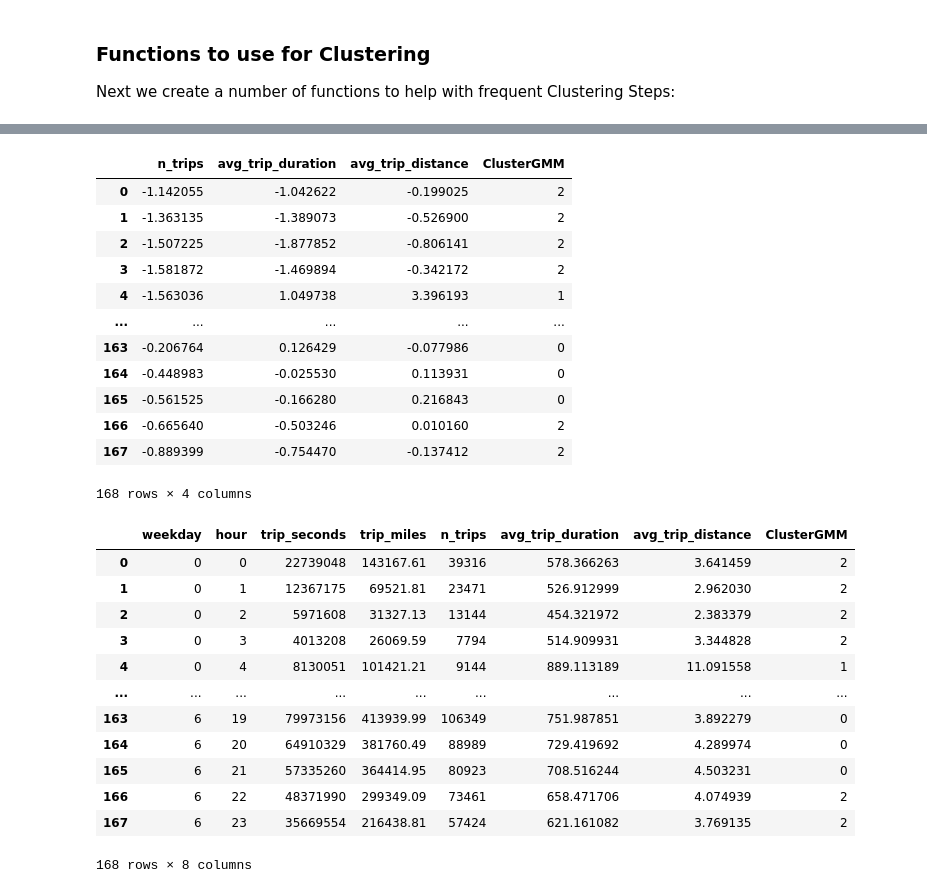
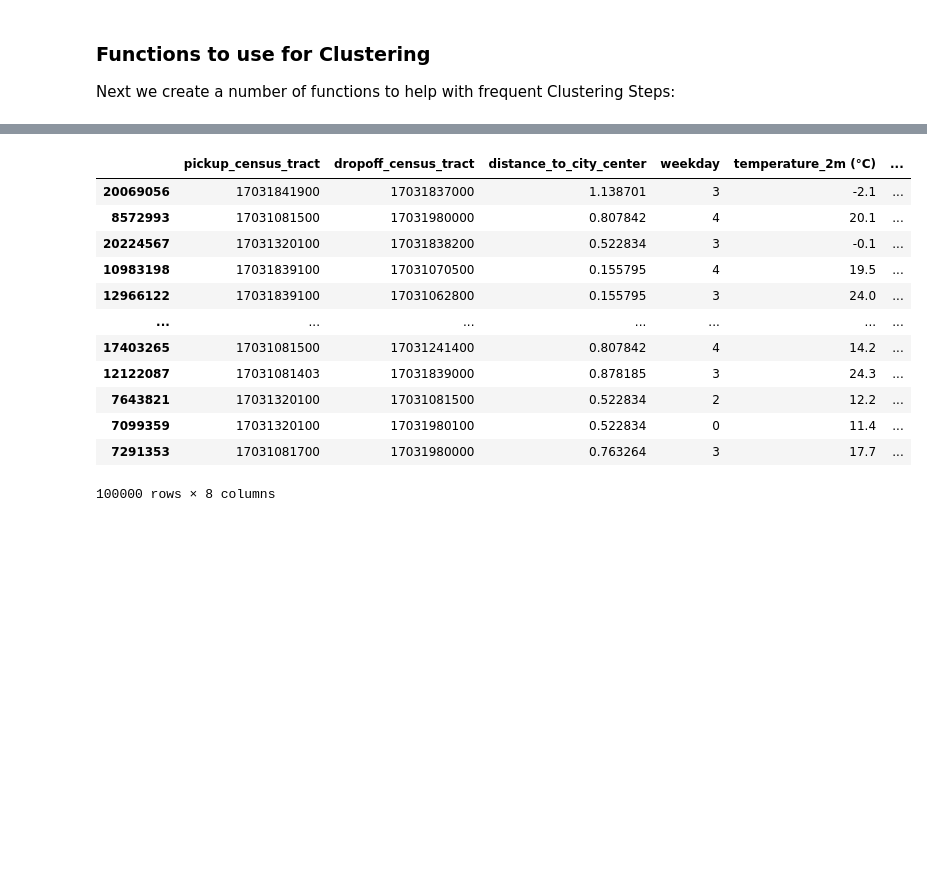
Before and after one commit to yassinehammou27/AAA_intentionally_blank, a Jupyter notebook: clustering.ipynb, the cells around one changed output, grey strips where cells are left out. Saved outputs shown, nothing was run; the diff lists cells and outputs as text; code cells hidden in the pictures; blank space fills up the shorter version.

Commit message:
Updated Part I Clustering

```diff
--- a/clustering.ipynb
+++ b/clustering.ipynb
@@ -180,0 +250,8 @@ taxi_df_customer_types_cluster
+# %%
+#Feature Selection for Clustering
+#taxi_df_customer_types_cluster = taxi_df_clustering[['weekday','hour','pickup_census_tract']]
+#taxi_df_customer_types_cluster = taxi_df_clustering[['weekday','trip_miles','temperature_2m (°C)']]
+#taxi_df_customer_types_cluster = taxi_df_clustering[['hour','trip_miles','temperature_2m (°C)']]
+#taxi_df_customer_types_cluster = taxi_df_clustering[['trip_miles','pickup_census_tract','dropoff_census_tract','distance_to_city_center','weekday','hour','day_of_year','temperature_2m (°C)','precipitation (mm)']]
+taxi_df_customer_types_cluster = taxi_df_clustering[['pickup_census_tract','dropoff_census_tract','distance_to_city_center','weekday','temperature_2m (°C)','precipitation (mm)']]
+taxi_df_customer_types_cluster
@@ -198,0 +309,4 @@ taxi_df_customer_types_cluster_scaled
+# %%
+#Sampling original and scaled Data
+taxi_df_customer_types_cluster_sample = taxi_df_customer_types_cluster.sample(n=100000, random_state=1)
+taxi_df_customer_types_cluster_scaled_sample = taxi_df_customer_types_cluster_scaled.sample(n=100000, random_state=1)
@@ -198,0 +352,7 @@ taxi_df_customer_types_cluster_scaled
+# %%
+# Calculating KMeans
+calcKMeans(6, taxi_df_customer_types_cluster_scaled_sample)
+
+# Adding the clusters from KMeans into the original dataframe
+taxi_df_customer_types_cluster_sample.loc[:, 'ClusterKM'] = taxi_df_customer_types_cluster_scaled_sample['ClusterKM']
+taxi_df_customer_types_cluster_sample
@@ -198,0 +463,3 @@ taxi_df_customer_types_cluster_scaled
+# %%
+taxi_df_customer_types_cluster_scaled_sample.drop(columns='ClusterKM',inplace=True)
+taxi_df_customer_types_cluster_scaled_sample
@@ -199,36 +480,21 @@ taxi_df_customer_types_cluster_scaled
 # %%
-# GMM with 4 Clusters
-calcGMM(4, taxi_df_customer_types_cluster_scaled)
-
-display(taxi_df_customer_types_cluster_scaled)
+# GMM
+calcGMM(6, taxi_df_customer_types_cluster_scaled_sample)
 
 # Adding the clusters from KMeans into the original dataframe
-taxi_df_clustering_merged.loc[:, 'ClusterGMM'] = taxi_df_customer_types_cluster_scaled['ClusterGMM']
-taxi_df_clustering_merged
+taxi_df_customer_types_cluster_sample.loc[:, 'ClusterGMM'] = taxi_df_customer_types_cluster_scaled_sample['ClusterGMM']
+taxi_df_customer_types_cluster_sample
 # %% [output]
-|  | n_trips | avg_trip_duration | avg_trip_distance | ClusterGMM |
-| 0 | -1.142055 | -1.042622 | -0.199025 | 2 |
-| 1 | -1.363135 | -1.389073 | -0.526900 | 2 |
-| 2 | -1.507225 | -1.877852 | -0.806141 | 2 |
-| 3 | -1.581872 | -1.469894 | -0.342172 | 2 |
-| 4 | -1.563036 | 1.049738 | 3.396193 | 1 |
-| ... | ... | ... | ... | ... |
-| 163 | -0.206764 | 0.126429 | -0.077986 | 0 |
-| 164 | -0.448983 | -0.025530 | 0.113931 | 0 |
-| 165 | -0.561525 | -0.166280 | 0.216843 | 0 |
-| 166 | -0.665640 | -0.503246 | 0.010160 | 2 |
-| 167 | -0.889399 | -0.754470 | -0.137412 | 2 |
+|  | pickup_census_tract | dropoff_census_tract | distance_to_city_center | weekday | temperature_2m (°C) | ... |
+| 20069056 | 17031841900 | 17031837000 | 1.138701 | 3 | -2.1 | ... |
+| 8572993 | 17031081500 | 17031980000 | 0.807842 | 4 | 20.1 | ... |
+| 20224567 | 17031320100 | 17031838200 | 0.522834 | 3 | -0.1 | ... |
+| 10983198 | 17031839100 | 17031070500 | 0.155795 | 4 | 19.5 | ... |
+| 12966122 | 17031839100 | 17031062800 | 0.155795 | 3 | 24.0 | ... |
+| ... | ... | ... | ... | ... | ... | ... |
+| 17403265 | 17031081500 | 17031241400 | 0.807842 | 4 | 14.2 | ... |
+| 12122087 | 17031081403 | 17031839000 | 0.878185 | 3 | 24.3 | ... |
+| 7643821 | 17031320100 | 17031081500 | 0.522834 | 2 | 12.2 | ... |
+| 7099359 | 17031320100 | 17031980100 | 0.522834 | 0 | 11.4 | ... |
+| 7291353 | 17031081700 | 17031980000 | 0.763264 | 3 | 17.7 | ... |
-168 rows × 4 columns
+100000 rows × 8 columns
-|  | weekday | hour | trip_seconds | trip_miles | n_trips | avg_trip_duration | avg_trip_distance | ClusterGMM |
-| 0 | 0 | 0 | 22739048 | 143167.61 | 39316 | 578.366263 | 3.641459 | 2 |
-| 1 | 0 | 1 | 12367175 | 69521.81 | 23471 | 526.912999 | 2.962030 | 2 |
-| 2 | 0 | 2 | 5971608 | 31327.13 | 13144 | 454.321972 | 2.383379 | 2 |
-| 3 | 0 | 3 | 4013208 | 26069.59 | 7794 | 514.909931 | 3.344828 | 2 |
-| 4 | 0 | 4 | 8130051 | 101421.21 | 9144 | 889.113189 | 11.091558 | 1 |
-| ... | ... | ... | ... | ... | ... | ... | ... | ... |
-| 163 | 6 | 19 | 79973156 | 413939.99 | 106349 | 751.987851 | 3.892279 | 0 |
-| 164 | 6 | 20 | 64910329 | 381760.49 | 88989 | 729.419692 | 4.289974 | 0 |
-| 165 | 6 | 21 | 57335260 | 364414.95 | 80923 | 708.516244 | 4.503231 | 0 |
-| 166 | 6 | 22 | 48371990 | 299349.09 | 73461 | 658.471706 | 4.074939 | 2 |
-| 167 | 6 | 23 | 35669554 | 216438.81 | 57424 | 621.161082 | 3.769135 | 2 |
-168 rows × 8 columns
```
Also changed, not shown: parts of 60 cells of this notebook.
